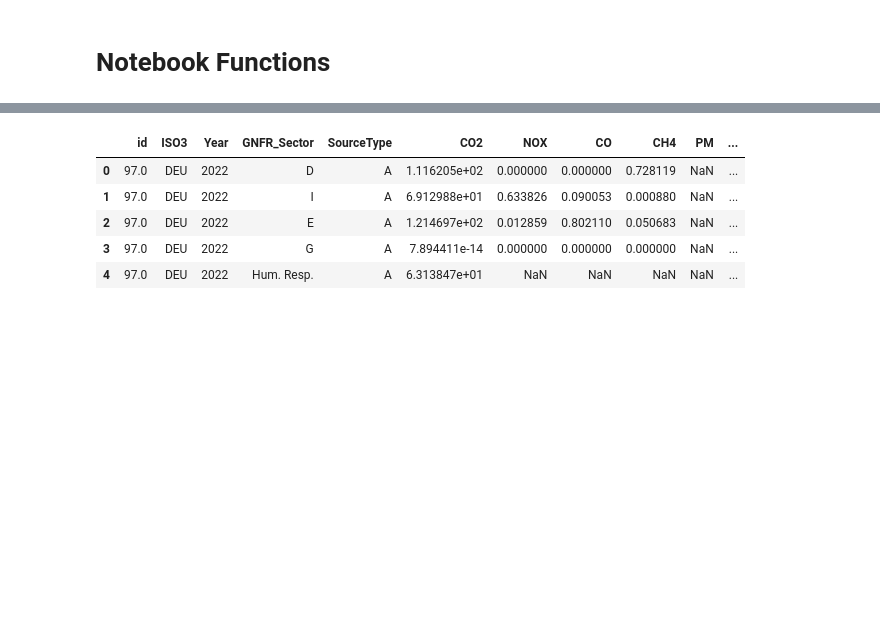
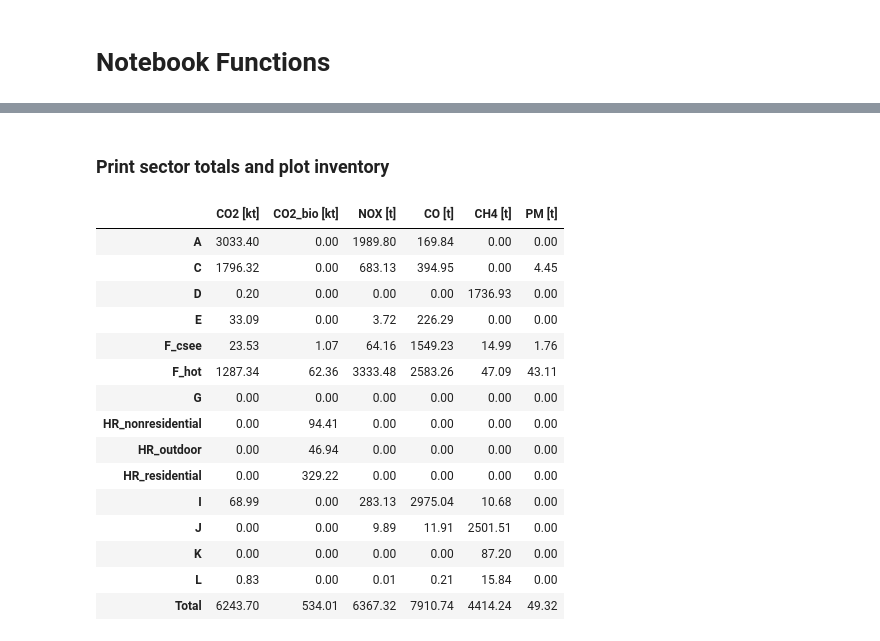
Before and after one commit to tum-esm/tum-mci, a Jupyter notebook: code/combine_inventory.ipynb, the cells around one changed output, grey strips where cells are left out. Cells and saved outputs as stored; diff of their text form; code cells hidden in the pictures; blank space fills up the shorter version.

```diff
--- a/code/combine_inventory.ipynb
+++ b/code/combine_inventory.ipynb
@@ -104,7 +114,17 @@ def plot_inventory(df:gpd.GeoDataFrame,
 
      return None
 # %%
-def calculate_sum(df):
+# calculate sum of emissions by GNFR sector to be saved as xlsx file
+def calculate_sum(df: pd.DataFrame) -> pd.DataFrame:
+    """Calculate the sum of emissions by GNFR sector.
+
+    Args:
+        df (pd.DataFrame): Input DataFrame with emissions data.
+
+    Returns:
+        pd.DataFrame: DataFrame with summed emissions by GNFR sector.
+    """
+
     df = df.groupby('GNFR_Sector').agg({'CO2':'sum',
                                         'CO2_bio':'sum',
                                         'NOX':'sum',
@@ -208,14 +252,20 @@ inventory = combined[columns_to_keep].copy()
 # %%
+SAVE_INVENTORY = True
+
 columns_to_keep = ['id', 'ISO3', 'Year', 'GNFR_Sector', 'SourceType',
                    'CO2', 'NOX', 'CO', 'CH4', 'PM', 'CO2_bio',
                    'geometry']
 inventory = combined[columns_to_keep].copy()
-sum_value = calculate_sum(inventory)
 
-rename_dict = {'CO2': 'CO2 [kt]', 'CO2_bio' : 'CO2_bio [kt]'}
+# calculate sector totals
+sector_totals = calculate_sum(inventory)
+rename_sector_totals = {'CO2': 'CO2 [kt]', 'CO2_bio' : 'CO2_bio [kt]'}
 for c in ['NOX', 'CO', 'CH4', 'PM']:
-    rename_dict.update({c : f'{c} [t]'})
+    rename_sector_totals.update({c : f'{c} [t]'})
+sector_totals.rename(columns = rename_sector_totals, inplace=True)
 
-sum_value.rename(columns = rename_dict, inplace=True)
-print(sum_value.head(20))
-sum_value.to_excel(data_directory + f'/00_munich_inventory/sum_{year}.xlsx')
+if SAVE_INVENTORY:
+    save_inventory_path = os.path.join(root, 'output', YEAR, f'Munich_GHGco_v2_year{YEAR}.gpkg')
+    save_totals_path = os.path.join(root, 'output', YEAR, f'sector_totals_{YEAR}.xlsx')
+    inventory.to_file(save_inventory_path, driver = 'GPKG')
+    sector_totals.to_excel(save_totals_path)
@@ -240,10 +272,31 @@ Total       35.325685
-# %%
-inventory.head()
-# %% [output]
-|  | id | ISO3 | Year | GNFR_Sector | SourceType | CO2 | NOX | CO | CH4 | PM | ... |
-| 0 | 97.0 | DEU | 2022 | D | A | 1.116205e+02 | 0.000000 | 0.000000 | 0.728119 | NaN | ... |
-| 1 | 97.0 | DEU | 2022 | I | A | 6.912988e+01 | 0.633826 | 0.090053 | 0.000880 | NaN | ... |
-| 2 | 97.0 | DEU | 2022 | E | A | 1.214697e+02 | 0.012859 | 0.802110 | 0.050683 | NaN | ... |
-| 3 | 97.0 | DEU | 2022 | G | A | 7.894411e-14 | 0.000000 | 0.000000 | 0.000000 | NaN | ... |
-| 4 | 97.0 | DEU | 2022 | Hum. Resp. | A | 6.313847e+01 | NaN | NaN | NaN | NaN | ... |
+# %% [markdown]
+### Print sector totals and plot inventory
+# %%
+styled_df = (
+    sector_totals.style
+    .set_table_styles([{'selector': 'th',
+                        'props': [('background-color', "#AE172939"),
+                                  ('color', 'white'),
+                                  ('font-weight', 'bold')]}])
+    .set_properties(**{'text-align': 'right'})
+    .format("{:.2f}")
+)
+styled_df
+# %% [output]
+|  | CO2 [kt] | CO2_bio [kt] | NOX [t] | CO [t] | CH4 [t] | PM [t] |
+| A | 3033.40 | 0.00 | 1989.80 | 169.84 | 0.00 | 0.00 |
+| C | 1796.32 | 0.00 | 683.13 | 394.95 | 0.00 | 4.45 |
+| D | 0.20 | 0.00 | 0.00 | 0.00 | 1736.93 | 0.00 |
+| E | 33.09 | 0.00 | 3.72 | 226.29 | 0.00 | 0.00 |
+| F_csee | 23.53 | 1.07 | 64.16 | 1549.23 | 14.99 | 1.76 |
+| F_hot | 1287.34 | 62.36 | 3333.48 | 2583.26 | 47.09 | 43.11 |
+| G | 0.00 | 0.00 | 0.00 | 0.00 | 0.00 | 0.00 |
+| HR_nonresidential | 0.00 | 94.41 | 0.00 | 0.00 | 0.00 | 0.00 |
+| HR_outdoor | 0.00 | 46.94 | 0.00 | 0.00 | 0.00 | 0.00 |
+| HR_residential | 0.00 | 329.22 | 0.00 | 0.00 | 0.00 | 0.00 |
+| I | 68.99 | 0.00 | 283.13 | 2975.04 | 10.68 | 0.00 |
+| J | 0.00 | 0.00 | 9.89 | 11.91 | 2501.51 | 0.00 |
+| K | 0.00 | 0.00 | 0.00 | 0.00 | 87.20 | 0.00 |
+| L | 0.83 | 0.00 | 0.01 | 0.21 | 15.84 | 0.00 |
+| Total | 6243.70 | 534.01 | 6367.32 | 7910.74 | 4414.24 | 49.32 |
 # %%
```
Also changed, not shown: parts of 20 cells of this notebook, 2 other files.
